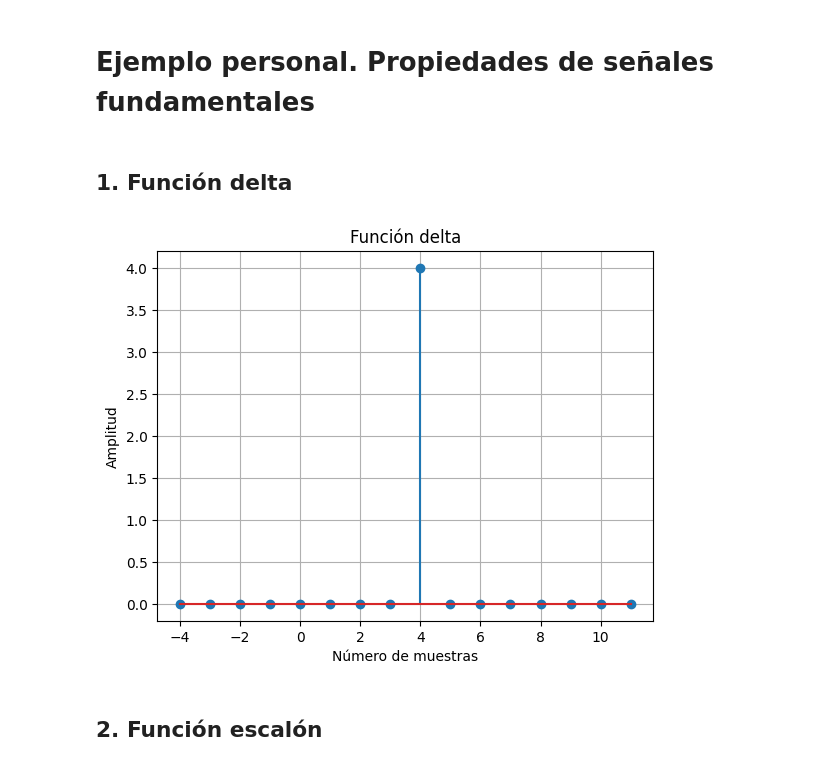
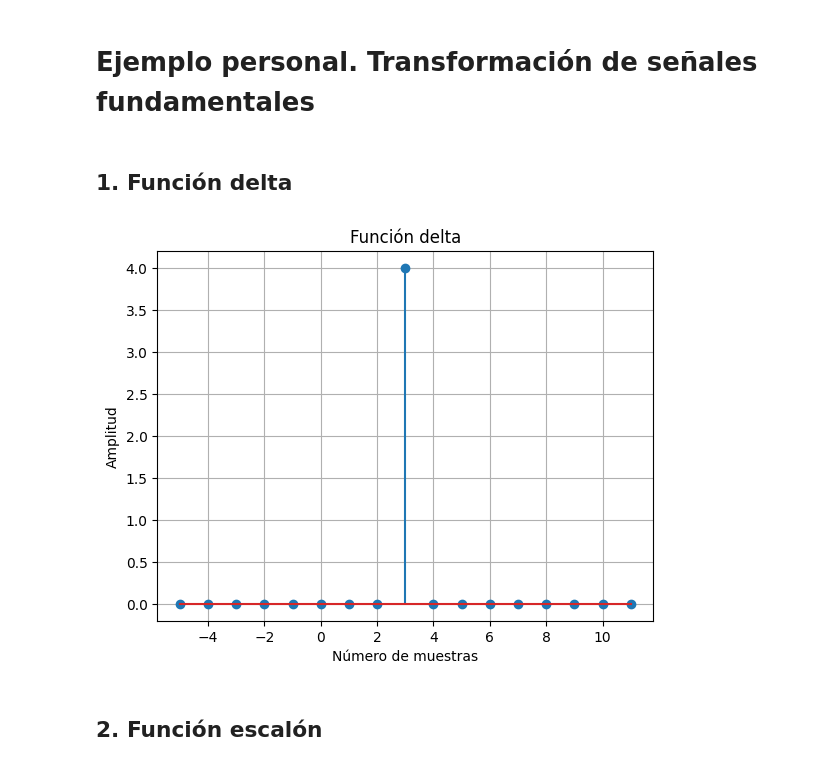
Before and after one commit to cesara-montoya1/PDS, a Jupyter notebook: Clase_3/Ejemplo_Personal_FuncionesFundamentales.ipynb, the cells around one changed output. Saved outputs shown, nothing was run; the diff lists cells and outputs as text; code cells hidden in the pictures.

```diff
--- a/Clase_3/Ejemplo_Personal_FuncionesFundamentales.ipynb
+++ b/Clase_3/Ejemplo_Personal_FuncionesFundamentales.ipynb
@@ -1,5 +1,5 @@
 # %% [markdown]
-# Ejemplo personal. Propiedades de señales fundamentales
+# Ejemplo personal. Transformación de señales fundamentales
 # %%
 # Importar las librerias necesarias
 import numpy as np
@@ -53,25 +60,25 @@ def ramp(N = 7, k = 0, A = 1, reflexed = False):
 # Escalamiento en amplitud
 A = 4
 # Número de muestras
-N = 16
+N = 17
 # Desplazamiento temporal
-k = 4
+k = -3
 # ¿Reflejar la señal?
-reflex = False
+reflex = True
 # %%
 # Generar la señal
-n1, X1 = delta(N = N, k = k, A = 4, reflexed = reflex)
+n1, X1 = delta(N=N, k=k, A=A, reflexed=reflex)
 
 # Grafica de la secuencia
 plt.figure()
 plt.title('Función delta')
 plt.stem(n1, X1)
 plt.xlabel('Número de muestras')
 plt.ylabel('Amplitud')
 plt.grid()
 plt.show()
 # %% [output]
-[figure, old version]
+[figure, new version]
 # %% [markdown]
 ## 2. Función escalón
 # %%
```
Also changed, not shown: parts of 5 cells of this notebook, 6 other files.
